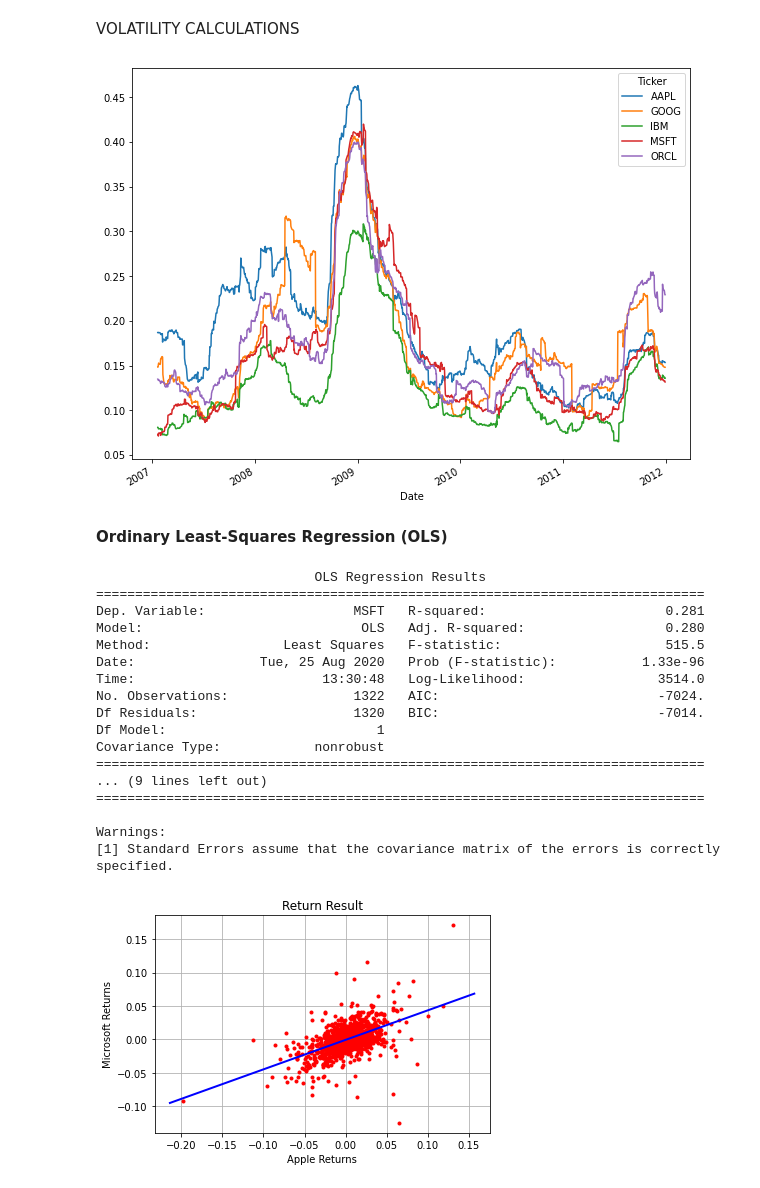
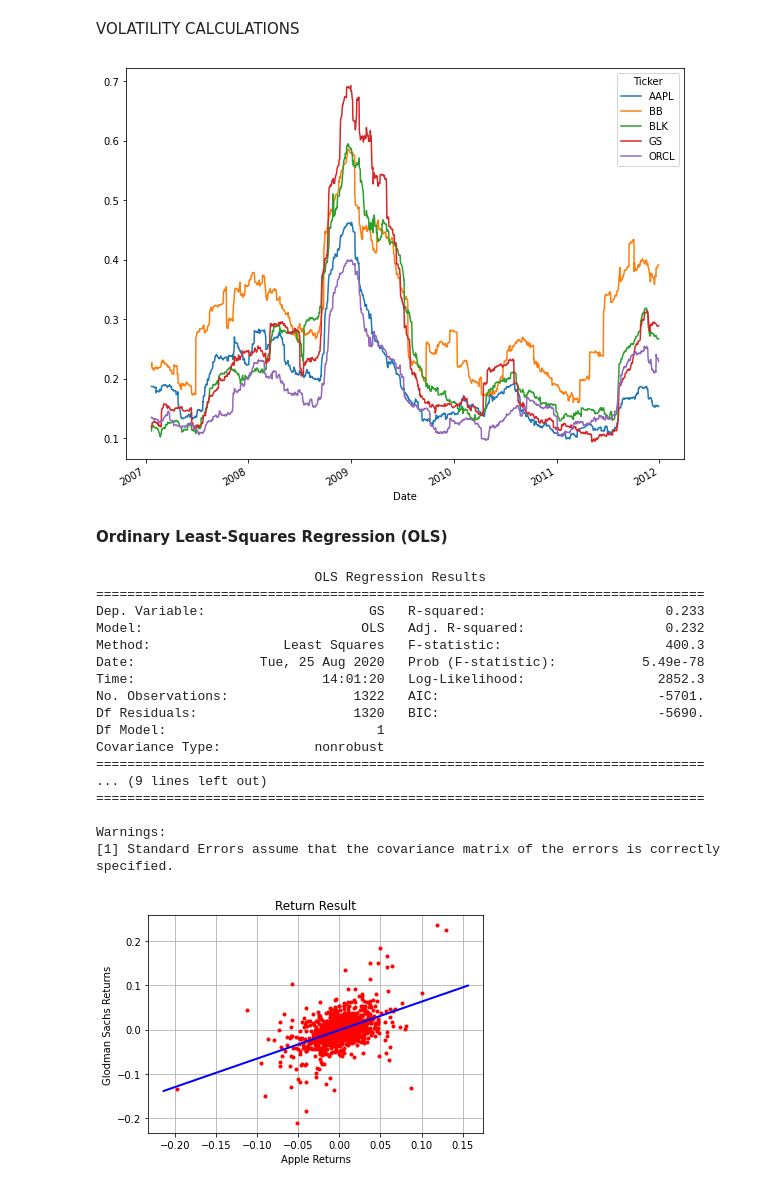
Before and after one commit to DataCrusade1999/Quantitative-Analytics, a Jupyter notebook: Quantitative_Analytics.ipynb, the cells around one changed output. Cells and saved outputs as stored; diff of their text form; code cells hidden in the pictures.

```diff
--- a/Quantitative_Analytics.ipynb
+++ b/Quantitative_Analytics.ipynb
@@ -253,7 +253,7 @@ def get(tickers, startdate, enddate):
   datas = map (data, tickers)
   return(pd.concat(datas, keys=tickers, names=['Ticker', 'Date']))
 
-tickers = ['MSFT', 'ORCL', 'GOOG','AAPL','IBM']
+tickers = ['GS', 'ORCL', 'BB','AAPL','BLK']
 all_data = get(tickers, datetime.datetime(2006, 10, 1), datetime.datetime(2012, 1, 1))
 print(all_data)
 # %% [output]
@@ -389,26 +389,26 @@ volatility=daily_pct_change.rolling(75).std()*np.sqrt(75)
 volatility.plot(figsize=(10,8))
 plt.show()
 # %% [output]
-[figure, old version]
+[figure, new version]
 # %% [markdown]
 **Ordinary Least-Squares Regression (OLS)**
 # %%
 AAPL_returns=daily_log_returns.iloc[:,0]
-MSFT_returns=daily_log_returns.iloc[:,3]
-return_data=pd.concat([AAPL_returns,MSFT_returns],axis=1)[1:]
+GS_returns=daily_log_returns.iloc[:,3]
+return_data=pd.concat([AAPL_returns,GS_returns],axis=1)[1:]
 X = sm.add_constant(return_data['AAPL'])
-model = sm.OLS(return_data['MSFT'],X).fit()
+model = sm.OLS(return_data['GS'],X).fit()
 print(model.summary())
 # %% [output]
                             OLS Regression Results
 ==============================================================================
-Dep. Variable:                   MSFT   R-squared:                       0.281
-Model:                            OLS   Adj. R-squared:                  0.280
-Method:                 Least Squares   F-statistic:                     515.5
-Date:                Tue, 25 Aug 2020   Prob (F-statistic):           1.33e-96
-Time:                        13:30:48   Log-Likelihood:                 3514.0
-No. Observations:                1322   AIC:                            -7024.
-Df Residuals:                    1320   BIC:                            -7014.
+Dep. Variable:                     GS   R-squared:                       0.233
+Model:                            OLS   Adj. R-squared:                  0.232
+Method:                 Least Squares   F-statistic:                     400.3
+Date:                Tue, 25 Aug 2020   Prob (F-statistic):           5.49e-78
+Time:                        14:01:20   Log-Likelihood:                 2852.3
+No. Observations:                1322   AIC:                            -5701.
+Df Residuals:                    1320   BIC:                            -5690.
 Df Model:                           1
 Covariance Type:            nonrobust
 ==============================================================================
@@ -418,15 +418,15 @@ Covariance Type:            nonrobust
 Warnings:
 [1] Standard Errors assume that the covariance matrix of the errors is correctly specified.
 # %%
-plt.plot(return_data['AAPL'],return_data['MSFT'],'r.')
+plt.plot(return_data['AAPL'],return_data['GS'],'r.')
 ax = plt.axis()
 x = np.linspace(ax[0] , ax[1] + 0.01)
 plt.plot(x, model.params[0] + model.params[1] * x, 'b', linewidth=2)
 plt.grid(True)
 plt.xlabel('Apple Returns')
-plt.ylabel('Microsoft Returns')
+plt.ylabel('Glodman Sachs Returns')
 plt.title('Return Result')
 plt.show()
 # %% [output]
-[figure, old version]
+[figure, new version]
 # %%
```
Also changed, not shown: parts of 8 cells of this notebook.
